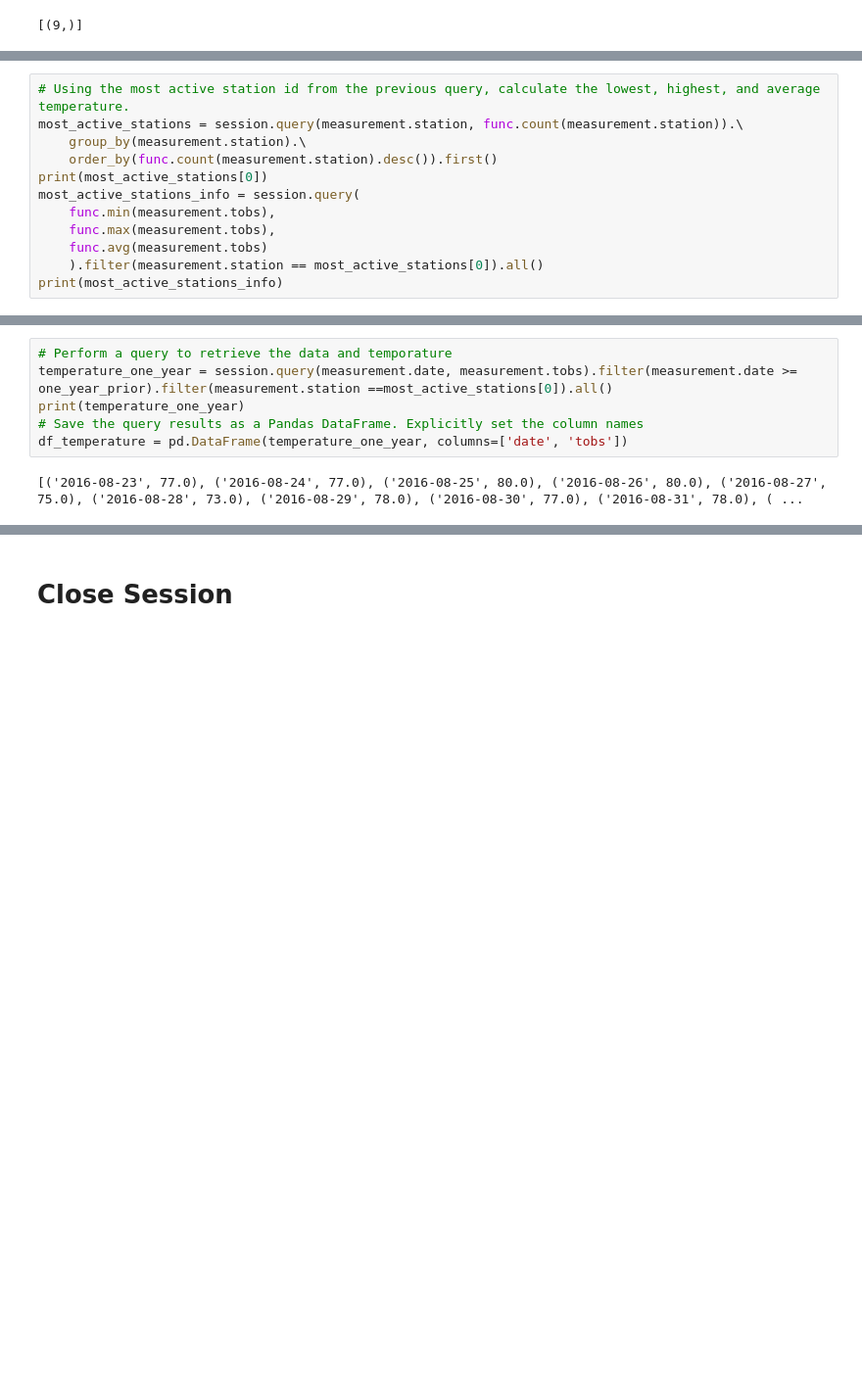
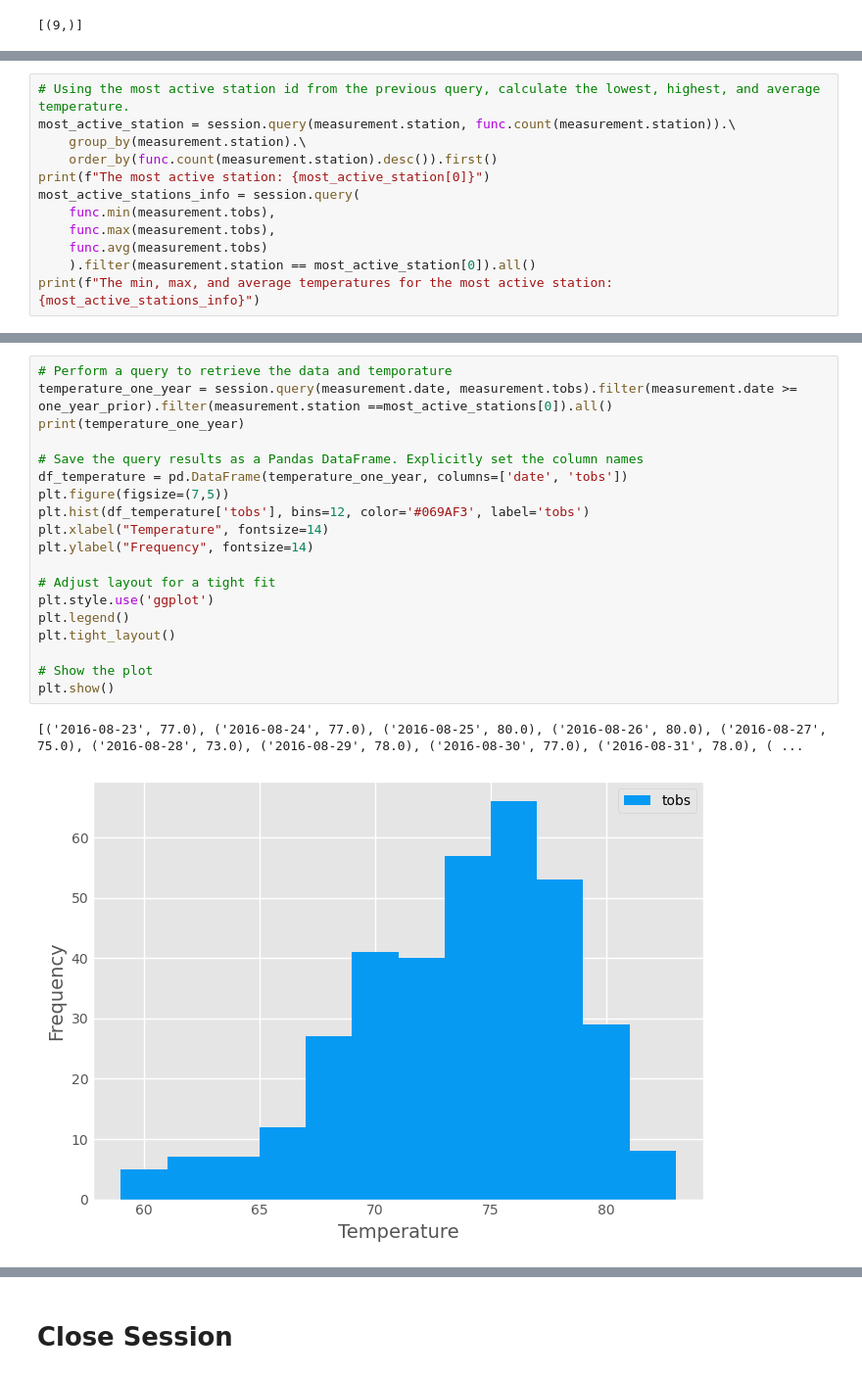
Before and after one commit to anhpham229/sqlalchemy-challenge, a Jupyter notebook: SurfsUp/climate_starter.ipynb, the cells around one changed output, grey strips where cells are left out. Shown: that part at 98% size. Saved outputs shown, nothing was run; the diff lists cells and outputs as text; blank space fills up the shorter version.

```diff
--- a/SurfsUp/climate_starter.ipynb
+++ b/SurfsUp/climate_starter.ipynb
@@ -180,13 +181,13 @@ USC00518838, 511
 # %%
 # Using the most active station id from the previous query, calculate the lowest, highest, and average temperature.
-most_active_stations = session.query(measurement.station, func.count(measurement.station)).\
+most_active_station = session.query(measurement.station, func.count(measurement.station)).\
     group_by(measurement.station).\
     order_by(func.count(measurement.station).desc()).first()
-print(most_active_stations[0])
+print(f"The most active station: {most_active_station[0]}")
 most_active_stations_info = session.query(
     func.min(measurement.tobs),
     func.max(measurement.tobs),
     func.avg(measurement.tobs)
-    ).filter(measurement.station == most_active_stations[0]).all()
-print(most_active_stations_info)
+    ).filter(measurement.station == most_active_station[0]).all()
+print(f"The min, max, and average temperatures for the most active station: {most_active_stations_info}")
 # %% [output]
@@ -195,8 +196,22 @@ USC00519281
 # %%
 # Perform a query to retrieve the data and temporature
 temperature_one_year = session.query(measurement.date, measurement.tobs).filter(measurement.date >= one_year_prior).filter(measurement.station ==most_active_stations[0]).all()
 print(temperature_one_year)
+
 # Save the query results as a Pandas DataFrame. Explicitly set the column names
 df_temperature = pd.DataFrame(temperature_one_year, columns=['date', 'tobs'])
+plt.figure(figsize=(7,5))
+plt.hist(df_temperature['tobs'], bins=12, color='#069AF3', label='tobs')
+plt.xlabel("Temperature", fontsize=14)
+plt.ylabel("Frequency", fontsize=14)
+
+# Adjust layout for a tight fit
+plt.style.use('ggplot')
+plt.legend()
+plt.tight_layout()
+
+# Show the plot
+plt.show()
 # %% [output]
 [('2016-08-23', 77.0), ('2016-08-24', 77.0), ('2016-08-25', 80.0), ('2016-08-26', 80.0), ('2016-08-27', 75.0), ('2016-08-28', 73.0), ('2016-08-29', 78.0), ('2016-08-30', 77.0), ('2016-08-31', 78.0), ( ...
+[figure, added]
```
Also changed, not shown: parts of 5 cells of this notebook, 1 other file.
